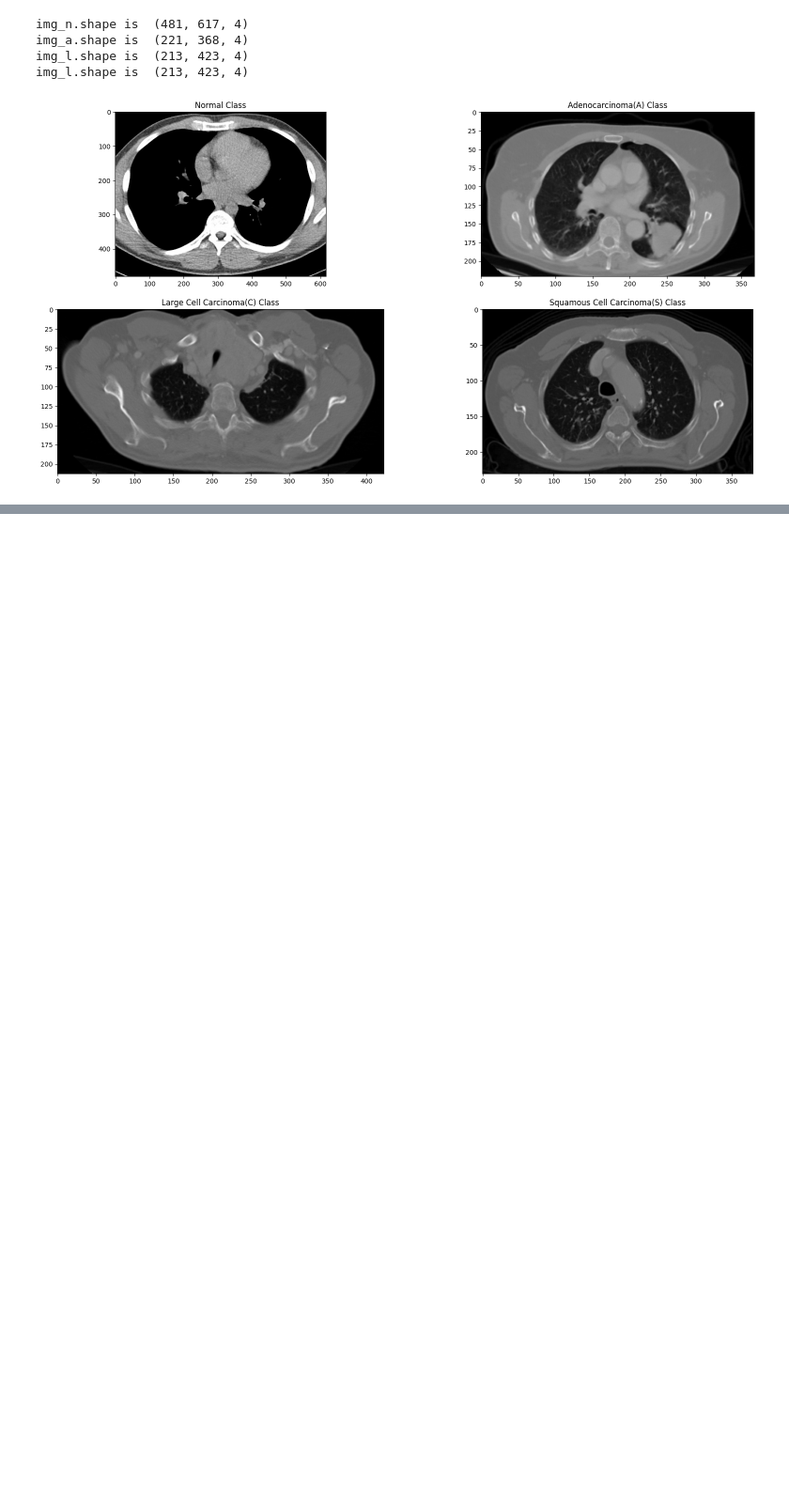
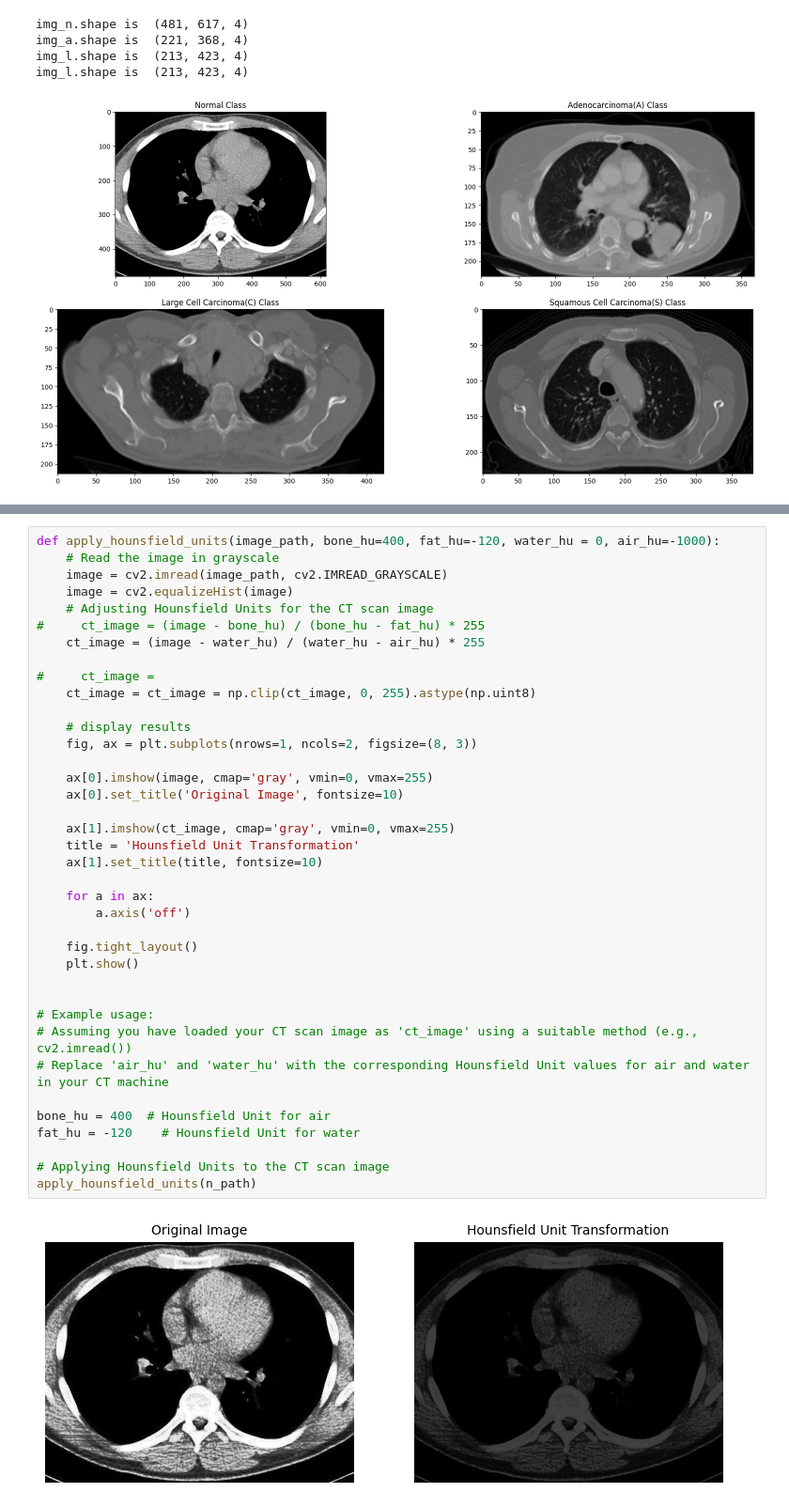
Before and after one commit to zacharyzimm/mids-281-final-project, a Jupyter notebook: canny_filter_harry.ipynb, the cells around one changed output, grey strips where cells are left out. Shown at 94% size. Drawn from its saved outputs; the diff is of its cells as text; blank space fills up the shorter version.

```diff
--- a/canny_filter_harry.ipynb
+++ b/canny_filter_harry.ipynb
@@ -87,0 +181,40 @@ apply_canny(s_path)
+# %%
+def apply_hounsfield_units(image_path, bone_hu=400, fat_hu=-120, water_hu = 0, air_hu=-1000):
+    # Read the image in grayscale
+    image = cv2.imread(image_path, cv2.IMREAD_GRAYSCALE)
+    image = cv2.equalizeHist(image)
+    # Adjusting Hounsfield Units for the CT scan image
+#     ct_image = (image - bone_hu) / (bone_hu - fat_hu) * 255
+    ct_image = (image - water_hu) / (water_hu - air_hu) * 255
+
+#     ct_image =
+    ct_image = ct_image = np.clip(ct_image, 0, 255).astype(np.uint8)
+
+    # display results
+    fig, ax = plt.subplots(nrows=1, ncols=2, figsize=(8, 3))
+
+    ax[0].imshow(image, cmap='gray', vmin=0, vmax=255)
+    ax[0].set_title('Original Image', fontsize=10)
+
+    ax[1].imshow(ct_image, cmap='gray', vmin=0, vmax=255)
+    title = 'Hounsfield Unit Transformation'
+    ax[1].set_title(title, fontsize=10)
+
+    for a in ax:
+        a.axis('off')
+
+    fig.tight_layout()
+    plt.show()
+
+
+# Example usage:
+# Assuming you have loaded your CT scan image as 'ct_image' using a suitable method (e.g., cv2.imread())
+# Replace 'air_hu' and 'water_hu' with the corresponding Hounsfield Unit values for air and water in your CT machine
+
+bone_hu = 400  # Hounsfield Unit for air
+fat_hu = -120    # Hounsfield Unit for water
+
+# Applying Hounsfield Units to the CT scan image
+apply_hounsfield_units(n_path)
+# %% [output]
+[figure, added]
```
Also changed, not shown: parts of 5 cells of this notebook.
